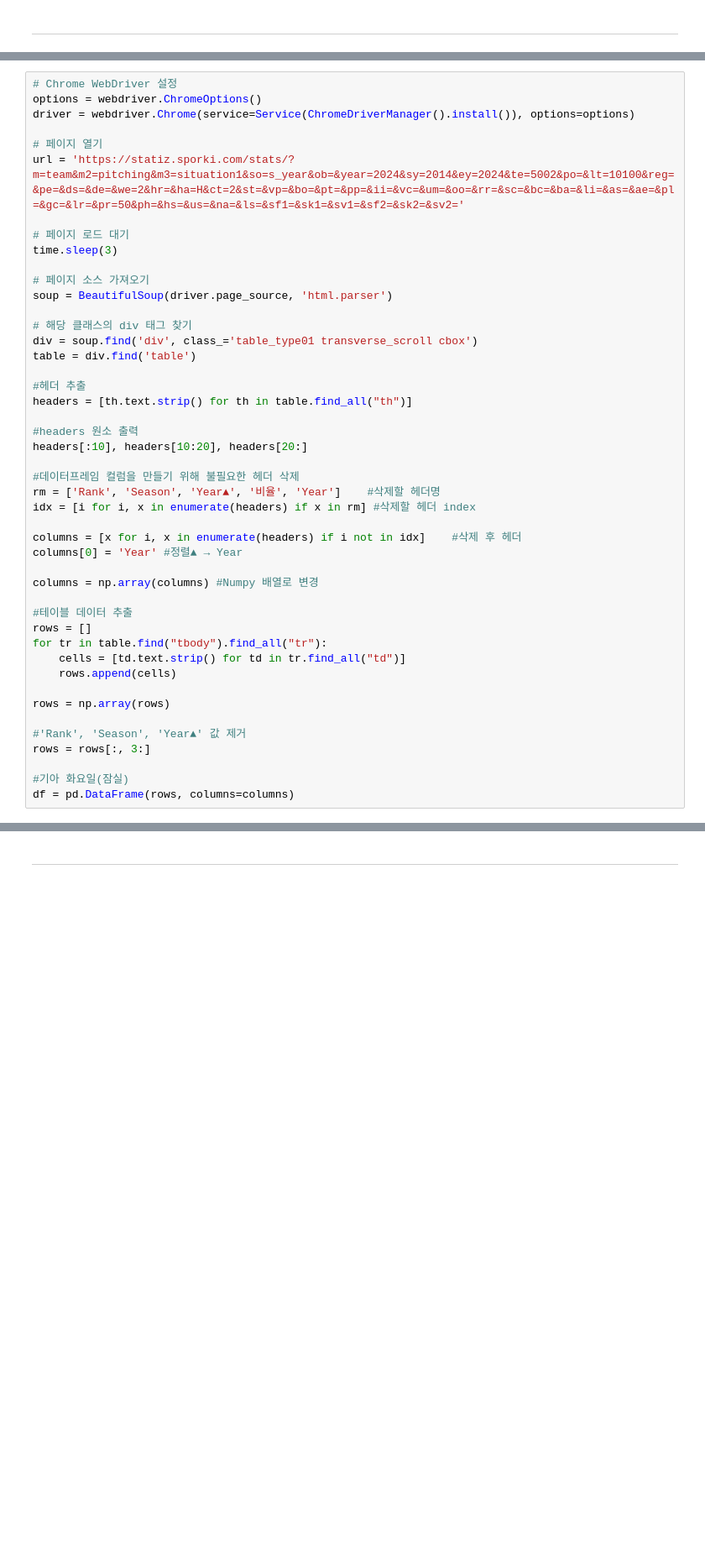
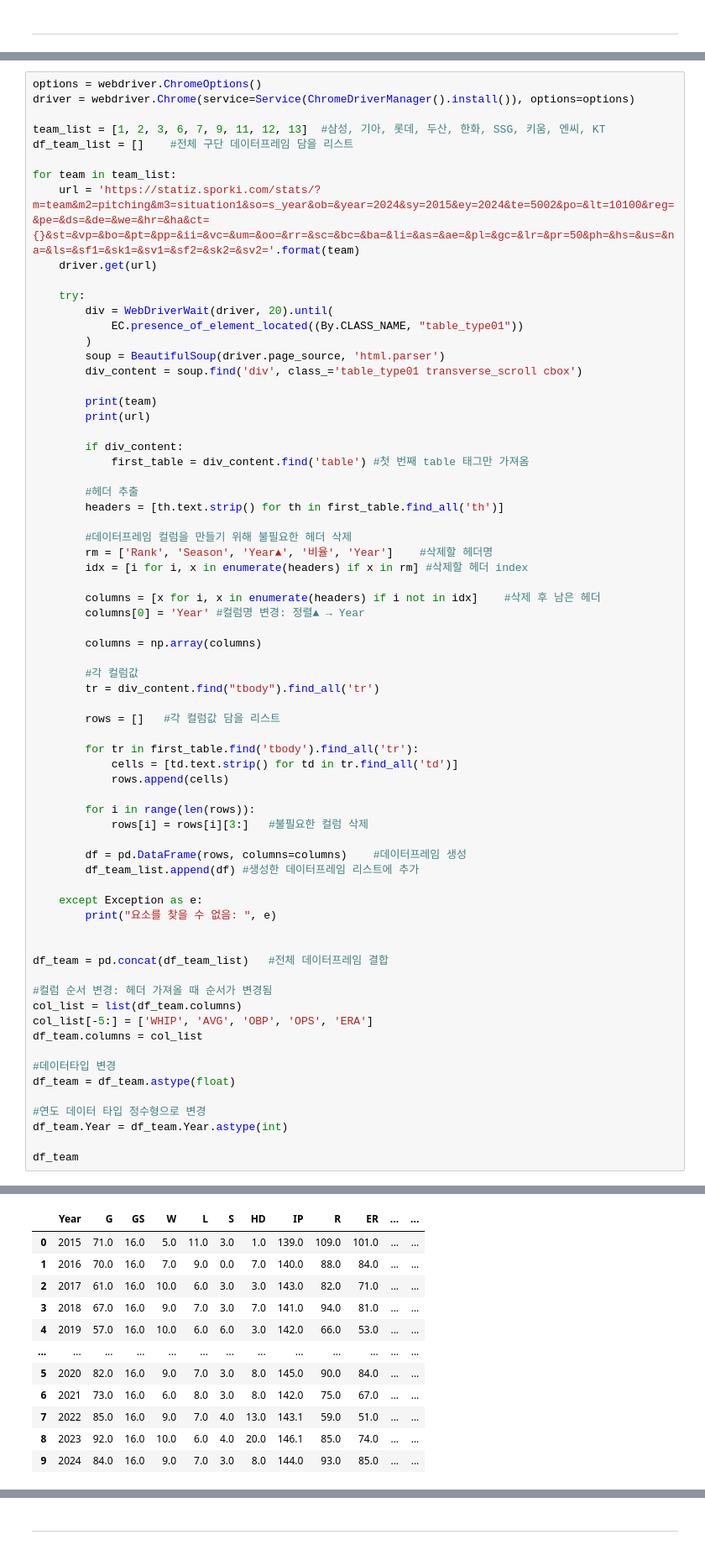
Before and after one commit to IAMKIMEUNSEO/predict2025_kbo_lgtwins_winning_rate, a Jupyter notebook: lgtwins.ipynb, the cells around one changed output, grey strips where cells are left out. Shown: that part at 84% size. Cells and saved outputs as stored; diff of their text form; blank space fills up the shorter version.

```diff
--- a/lgtwins.ipynb
+++ b/lgtwins.ipynb
@@ -112,47 +50,70 @@ ValueError: Shape of passed values is (8, 32), indices imply (8, 29)
 # %%
-# Chrome WebDriver 설정
 options = webdriver.ChromeOptions()
 driver = webdriver.Chrome(service=Service(ChromeDriverManager().install()), options=options)
 
-# 페이지 열기
-url = 'https://statiz.sporki.com/stats/?m=team&m2=pitching&m3=situation1&so=s_year&ob=&year=2024&sy=2014&ey=2024&te=5002&po=&lt=10100&reg=&pe=&ds=&de=&we=2&hr=&ha=H&ct=2&st=&vp=&bo=&pt=&pp=&ii=&vc=&um=&oo=&rr=&sc=&bc=&ba=&li=&as=&ae=&pl=&gc=&lr=&pr=50&ph=&hs=&us=&na=&ls=&sf1=&sk1=&sv1=&sf2=&sk2=&sv2='
+team_list = [1, 2, 3, 6, 7, 9, 11, 12, 13]  #삼성, 기아, 롯데, 두산, 한화, SSG, 키움, 엔씨, KT
+df_team_list = []    #전체 구단 데이터프레임 담을 리스트
 
-# 페이지 로드 대기
-time.sleep(3)
+for team in team_list:
+    url = 'https://statiz.sporki.com/stats/?m=team&m2=pitching&m3=situation1&so=s_year&ob=&year=2024&sy=2015&ey=2024&te=5002&po=&lt=10100&reg=&pe=&ds=&de=&we=&hr=&ha&ct={}&st=&vp=&bo=&pt=&pp=&ii=&vc=&um=&oo=&rr=&sc=&bc=&ba=&li=&as=&ae=&pl=&gc=&lr=&pr=50&ph=&hs=&us=&na=&ls=&sf1=&sk1=&sv1=&sf2=&sk2=&sv2='.format(team)
+    driver.get(url)
 
-# 페이지 소스 가져오기
-soup = BeautifulSoup(driver.page_source, 'html.parser')
+    try:
+        div = WebDriverWait(driver, 20).until(
+            EC.presence_of_element_located((By.CLASS_NAME, "table_type01"))
+        )
+        soup = BeautifulSoup(driver.page_source, 'html.parser')
+        div_content = soup.find('div', class_='table_type01 transverse_scroll cbox')
 
-# 해당 클래스의 div 태그 찾기
-div = soup.find('div', class_='table_type01 transverse_scroll cbox')
-table = div.find('table')
+        print(team)
+        print(url)
 
-#헤더 추출
-headers = [th.text.strip() for th in table.find_all("th")]
+        if div_content:
+            first_table = div_content.find('table') #첫 번째 table 태그만 가져옴
 
-#headers 원소 출력
-headers[:10], headers[10:20], headers[20:]
+        #헤더 추출
+        headers = [th.text.strip() for th in first_table.find_all('th')]
 
-#데이터프레임 컬럼을 만들기 위해 불필요한 헤더 삭제
-rm = ['Rank', 'Season', 'Year▲', '비율', 'Year']    #삭제할 헤더명
-idx = [i for i, x in enumerate(headers) if x in rm] #삭제할 헤더 index
+        #데이터프레임 컬럼을 만들기 위해 불필요한 헤더 삭제
+        rm = ['Rank', 'Season', 'Year▲', '비율', 'Year']    #삭제할 헤더명
+        idx = [i for i, x in enumerate(headers) if x in rm] #삭제할 헤더 index
 
-columns = [x for i, x in enumerate(headers) if i not in idx]    #삭제 후 헤더
-columns[0] = 'Year' #정렬▲ → Year
+        columns = [x for i, x in enumerate(headers) if i not in idx]    #삭제 후 남은 헤더
+        columns[0] = 'Year' #컬럼명 변경: 정렬▲ → Year
 
-columns = np.array(columns) #Numpy 배열로 변경
+        columns = np.array(columns)
 
-#테이블 데이터 추출
-rows = []
-for tr in table.find("tbody").find_all("tr"):
-    cells = [td.text.strip() for td in tr.find_all("td")]
-    rows.append(cells)
+        #각 컬럼값
+        tr = div_content.find("tbody").find_all('tr')
 
-rows = np.array(rows)
+        rows = []   #각 컬럼값 담을 리스트
 
-#'Rank', 'Season', 'Year▲' 값 제거
-rows = rows[:, 3:]
+        for tr in first_table.find('tbody').find_all('tr'):
+            cells = [td.text.strip() for td in tr.find_all('td')]
+            rows.append(cells)
 
-#기아 화요일(잠실)
-df = pd.DataFrame(rows, columns=columns)
+        for i in range(len(rows)):
+            rows[i] = rows[i][3:]   #불필요한 컬럼 삭제
+
+        df = pd.DataFrame(rows, columns=columns)    #데이터프레임 생성
+        df_team_list.append(df) #생성한 데이터프레임 리스트에 추가
+
+    except Exception as e:
+        print("요소를 찾을 수 없음: ", e)
+
+
+df_team = pd.concat(df_team_list)   #전체 데이터프레임 결합
+
+#컬럼 순서 변경: 헤더 가져올 때 순서가 변경됨
+col_list = list(df_team.columns)
+col_list[-5:] = ['WHIP', 'AVG', 'OBP', 'OPS', 'ERA']
+df_team.columns = col_list
+
+#데이터타입 변경
+df_team = df_team.astype(float)
+
+#연도 데이터 타입 정수형으로 변경
+df_team.Year = df_team.Year.astype(int)
+
+df_team
 # %% [output]
@@ -175,0 +138,12 @@ df = pd.DataFrame(rows, columns=columns)
+|  | Year | G | GS | W | L | S | HD | IP | R | ER | ... | ... |
+| 0 | 2015 | 71.0 | 16.0 | 5.0 | 11.0 | 3.0 | 1.0 | 139.0 | 109.0 | 101.0 | ... | ... |
+| 1 | 2016 | 70.0 | 16.0 | 7.0 | 9.0 | 0.0 | 7.0 | 140.0 | 88.0 | 84.0 | ... | ... |
+| 2 | 2017 | 61.0 | 16.0 | 10.0 | 6.0 | 3.0 | 3.0 | 143.0 | 82.0 | 71.0 | ... | ... |
+| 3 | 2018 | 67.0 | 16.0 | 9.0 | 7.0 | 3.0 | 7.0 | 141.0 | 94.0 | 81.0 | ... | ... |
+| 4 | 2019 | 57.0 | 16.0 | 10.0 | 6.0 | 6.0 | 3.0 | 142.0 | 66.0 | 53.0 | ... | ... |
+| ... | ... | ... | ... | ... | ... | ... | ... | ... | ... | ... | ... | ... |
+| 5 | 2020 | 82.0 | 16.0 | 9.0 | 7.0 | 3.0 | 8.0 | 145.0 | 90.0 | 84.0 | ... | ... |
+| 6 | 2021 | 73.0 | 16.0 | 6.0 | 8.0 | 3.0 | 8.0 | 142.0 | 75.0 | 67.0 | ... | ... |
+| 7 | 2022 | 85.0 | 16.0 | 9.0 | 7.0 | 4.0 | 13.0 | 143.1 | 59.0 | 51.0 | ... | ... |
+| 8 | 2023 | 92.0 | 16.0 | 10.0 | 6.0 | 4.0 | 20.0 | 146.1 | 85.0 | 74.0 | ... | ... |
+| 9 | 2024 | 84.0 | 16.0 | 9.0 | 7.0 | 3.0 | 8.0 | 144.0 | 93.0 | 85.0 | ... | ... |
```
Also changed, not shown: parts of 30 cells of this notebook.
